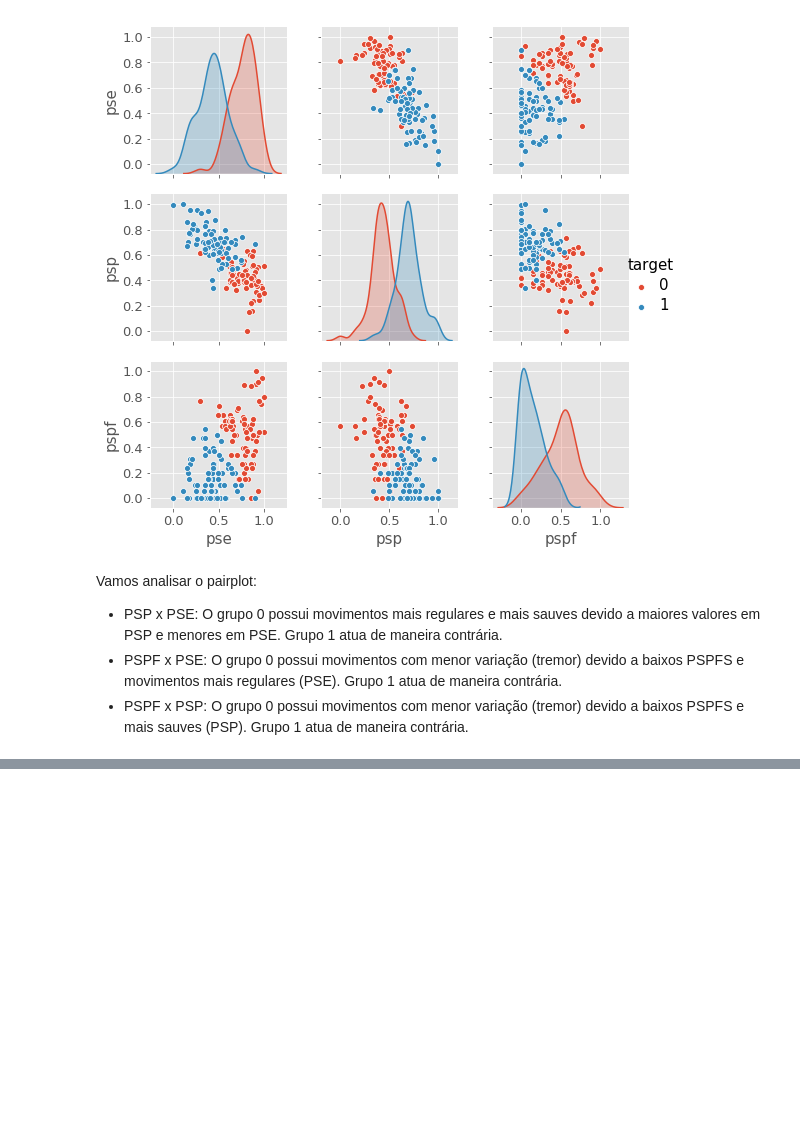
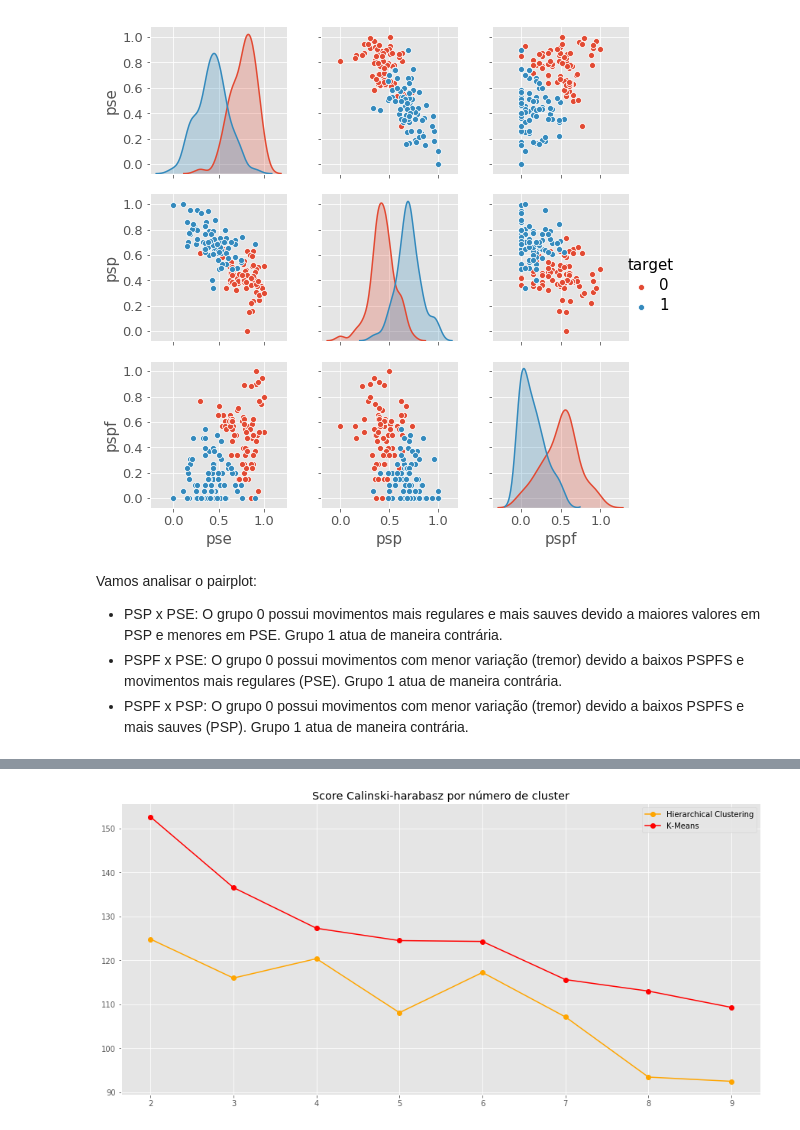
Before and after one commit to LucasSugi/data-science, a Jupyter notebook: AccelerometerAnalysisParkinsonsCannabidiol/Scripts/5-Clustering.ipynb, the cells around one changed output, grey strips where cells are left out. Cells and saved outputs as stored; diff of their text form; code cells hidden in the pictures; blank space fills up the shorter version.

```diff
--- a/AccelerometerAnalysisParkinsonsCannabidiol/Scripts/5-Clustering.ipynb
+++ b/AccelerometerAnalysisParkinsonsCannabidiol/Scripts/5-Clustering.ipynb
@@ -418,0 +493,8 @@ Vamos analisar o pairplot:
+# %%
+# Calcula scores
+score_ac,score_kmeans = compute_scores(df,'manhattan')
+
+# Plot dos scores
+plot_score(score_ac,score_kmeans)
+# %% [output]
+[figure, added]
```
Also changed, not shown: parts of 16 cells of this notebook, 3 other files.
